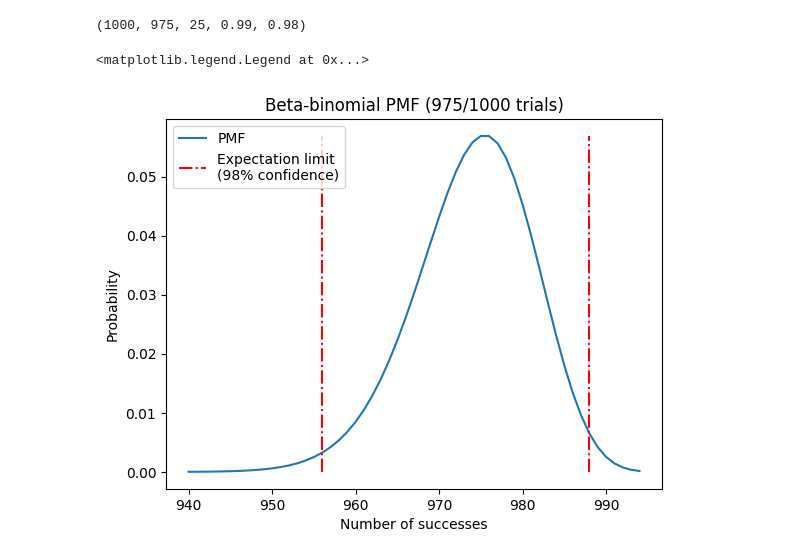
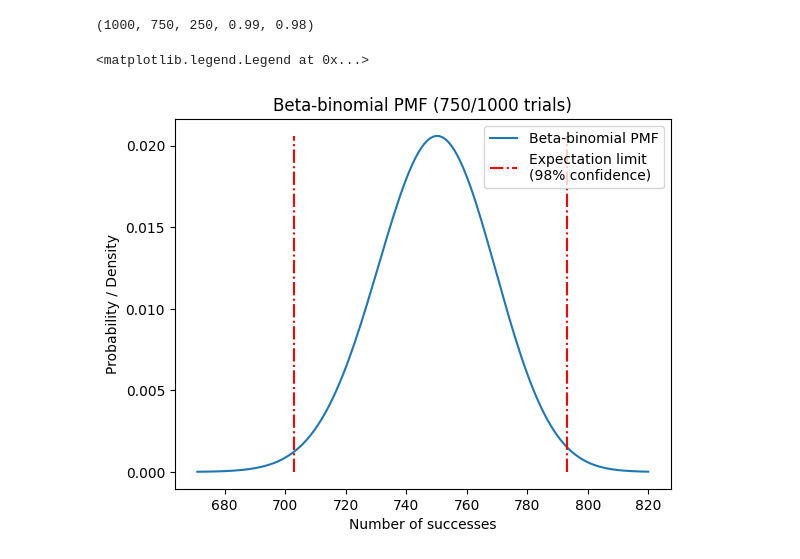
Before and after one commit to jlucas-oqc/playgound, a Jupyter notebook: beta_bin.ipynb, the cells around one changed output. Drawn from its saved outputs; the diff is of its cells as text; code cells hidden in the pictures.

Commit message:
docs: clarify docs on beta-binomial notebook

```diff
--- a/beta_bin.ipynb
+++ b/beta_bin.ipynb
@@ -25,7 +26,7 @@ import numpy as np
 from scipy.stats import betabinom, beta
 import matplotlib.pyplot as plt
 # %%
-n, a = 1000, 975  # 1000 trials, 975 successes
+n, a = 1000, 750  # 1000 trials, 975 successes
 
 conf_lim_1tail = 0.99  # confidence limit for 1-tailed test (e.g., upper bound on expected successes)
 conf_lim_2tail = (
@@ -35,31 +36,37 @@ conf_lim_2tail = (
 b = n - a  # calculate number of failures
 n, a, b, conf_lim_1tail, conf_lim_2tail
 # %% [output]
-(1000, 975, 25, 0.99, 0.98)
+(1000, 750, 250, 0.99, 0.98)
 # %%
 # Show the pdf of the expected number of good measurements for a new trial, given the number of good measurements so far (a) and the number of bad measurements (b).
 # Also the 2-tail confidence interval (centered around the median)
 fig, ax = plt.subplots(1, 1)
 plot_width = betabinom.interval(0.9999, n, a + 1, b + 1)
 x = np.arange(*plot_width)
 pmf = betabinom.pmf(x, n, a + 1, b + 1)
-ax.plot(x, pmf, label="PMF")
+ax.plot(x, pmf, label="Beta-binomial PMF")
 conf_int = betabinom.interval(conf_lim_2tail, n, a + 1, b + 1)
+# plot beta and binomial dists for info if necessary
+# ax.plot(x, binom.pmf(x, n, a /(a+b)), label="Binomial PMF")
+# # Add beta distribution as a density for expected number of successes
+# ax.plot(x, beta.pdf(x / n, a + 1, b + 1) / n,
+#         label="Beta approx", color="g", linestyle="--")
+
 ax.vlines(
     conf_int,
     0,
     max(pmf),
     colors="r",
     linestyles="-.",
     label=f"Expectation limit\n({conf_lim_2tail * 100:2.0f}% confidence)",
 )
 ax.set_xlabel("Number of successes")
-ax.set_ylabel("Probability")
+ax.set_ylabel("Probability / Density")
 ax.set_title(f"Beta-binomial PMF ({a}/{n} trials)")
-ax.legend()
+ax.legend(loc="upper right")
 # %% [output]
 <matplotlib.legend.Legend at 0x...>
-[figure, old version]
+[figure, new version]
 # %%
 # Alternatively, plot the cdf of a new trial showing the 1-tailed threshold
 step = 0.0005
```
Also changed, not shown: parts of 4 cells of this notebook.
